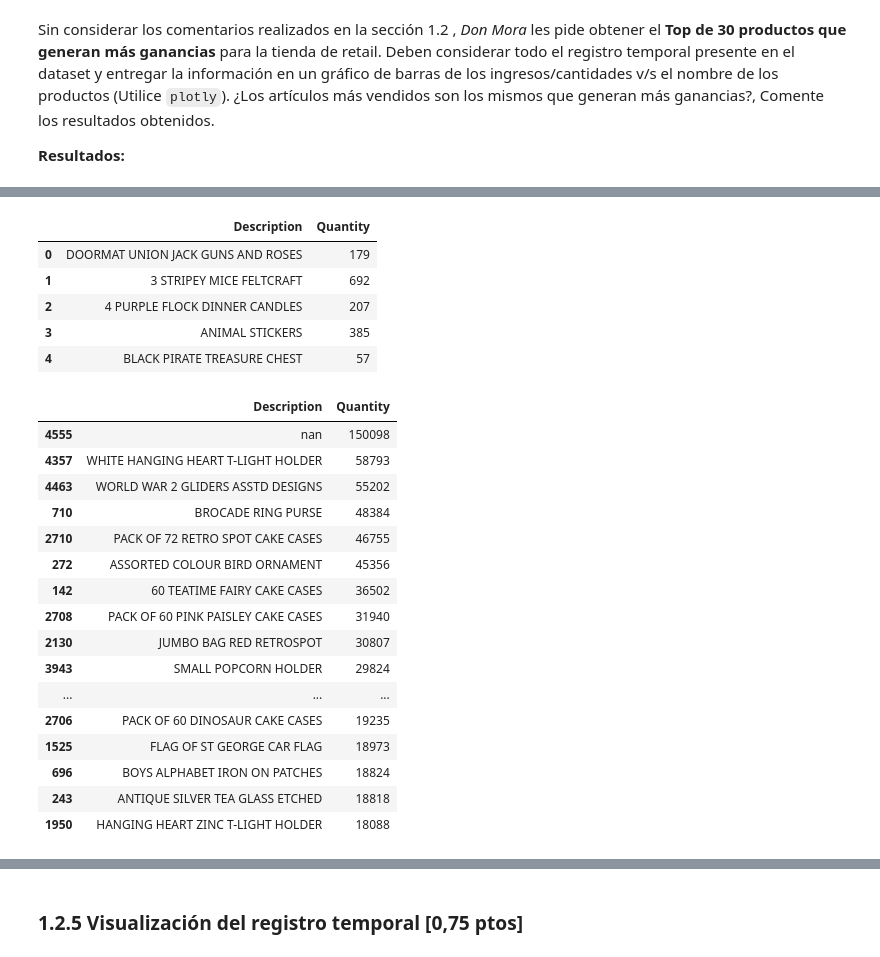
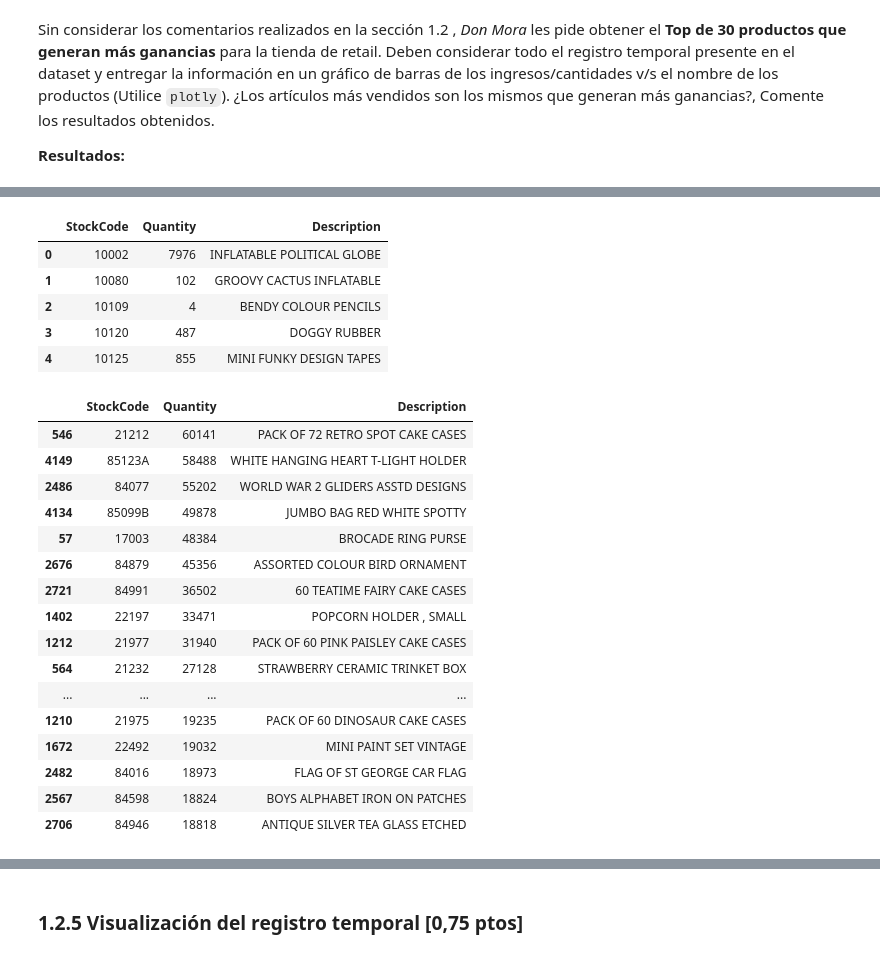
Before and after one commit to quilo98/Labs_MDS, a Jupyter notebook: Lab6/Lab6.ipynb, the cells around one changed output, grey strips where cells are left out. Drawn from its saved outputs; the diff is of its cells as text; code cells hidden in the pictures.

```diff
--- a/Lab6/Lab6.ipynb
+++ b/Lab6/Lab6.ipynb
@@ -591,36 +651,36 @@ fig.update_layout(height=600)
 fig.show()
 # %%
 # Cantidad vs descripcion
-df_product_quantity = df.groupby("Description")["Quantity"].sum().reset_index()
+df_product_quantity = df.groupby("StockCode").agg({'Quantity': 'sum', 'Description': 'first'}).reset_index()
 df_product_quantity.head()
 # %% [output]
-|  | Description | Quantity |
-| 0 | DOORMAT UNION JACK GUNS AND ROSES | 179 |
-| 1 | 3 STRIPEY MICE FELTCRAFT | 692 |
-| 2 | 4 PURPLE FLOCK DINNER CANDLES | 207 |
-| 3 | ANIMAL STICKERS | 385 |
-| 4 | BLACK PIRATE TREASURE CHEST | 57 |
+|  | StockCode | Quantity | Description |
+| 0 | 10002 | 7976 | INFLATABLE POLITICAL GLOBE |
+| 1 | 10080 | 102 | GROOVY CACTUS INFLATABLE |
+| 2 | 10109 | 4 | BENDY COLOUR PENCILS |
+| 3 | 10120 | 487 | DOGGY RUBBER |
+| 4 | 10125 | 855 | MINI FUNKY DESIGN TAPES |
 # %%
-df_top30_q = df_product_quantity.sort_values(by="Quantity", ascending=False).head(30)
+df_top30_q = df_product_quantity2.sort_values(by="Quantity", ascending=False).head(30)
 df_top30_q
 # %% [output]
-|  | Description | Quantity |
-| 4555 | nan | 150098 |
-| 4357 | WHITE HANGING HEART T-LIGHT HOLDER | 58793 |
-| 4463 | WORLD WAR 2 GLIDERS ASSTD DESIGNS | 55202 |
-| 710 | BROCADE RING PURSE | 48384 |
-| 2710 | PACK OF 72 RETRO SPOT CAKE CASES | 46755 |
-| 272 | ASSORTED COLOUR BIRD ORNAMENT | 45356 |
-| 142 | 60 TEATIME FAIRY CAKE CASES | 36502 |
-| 2708 | PACK OF 60 PINK PAISLEY CAKE CASES | 31940 |
-| 2130 | JUMBO BAG RED RETROSPOT | 30807 |
-| 3943 | SMALL POPCORN HOLDER | 29824 |
-| ... | ... | ... |
-| 2706 | PACK OF 60 DINOSAUR CAKE CASES | 19235 |
-| 1525 | FLAG OF ST GEORGE CAR FLAG | 18973 |
-| 696 | BOYS ALPHABET IRON ON PATCHES | 18824 |
-| 243 | ANTIQUE SILVER TEA GLASS ETCHED | 18818 |
-| 1950 | HANGING HEART ZINC T-LIGHT HOLDER | 18088 |
+|  | StockCode | Quantity | Description |
+| 546 | 21212 | 60141 | PACK OF 72 RETRO SPOT CAKE CASES |
+| 4149 | 85123A | 58488 | WHITE HANGING HEART T-LIGHT HOLDER |
+| 2486 | 84077 | 55202 | WORLD WAR 2 GLIDERS ASSTD DESIGNS |
+| 4134 | 85099B | 49878 | JUMBO BAG RED WHITE SPOTTY |
+| 57 | 17003 | 48384 | BROCADE RING PURSE |
+| 2676 | 84879 | 45356 | ASSORTED COLOUR BIRD ORNAMENT |
+| 2721 | 84991 | 36502 | 60 TEATIME FAIRY CAKE CASES |
+| 1402 | 22197 | 33471 | POPCORN HOLDER , SMALL |
+| 1212 | 21977 | 31940 | PACK OF 60 PINK PAISLEY CAKE CASES |
+| 564 | 21232 | 27128 | STRAWBERRY CERAMIC TRINKET BOX |
+| ... | ... | ... | ... |
+| 1210 | 21975 | 19235 | PACK OF 60 DINOSAUR CAKE CASES |
+| 1672 | 22492 | 19032 | MINI PAINT SET VINTAGE |
+| 2482 | 84016 | 18973 | FLAG OF ST GEORGE CAR FLAG |
+| 2567 | 84598 | 18824 | BOYS ALPHABET IRON ON PATCHES |
+| 2706 | 84946 | 18818 | ANTIQUE SILVER TEA GLASS ETCHED |
 # %%
 # Visualizacion de TOP 30 de acuerdo a las cantidades vendidas
 fig = px.bar(df_top30_q,
```
Also changed, not shown: parts of 25 cells of this notebook.
